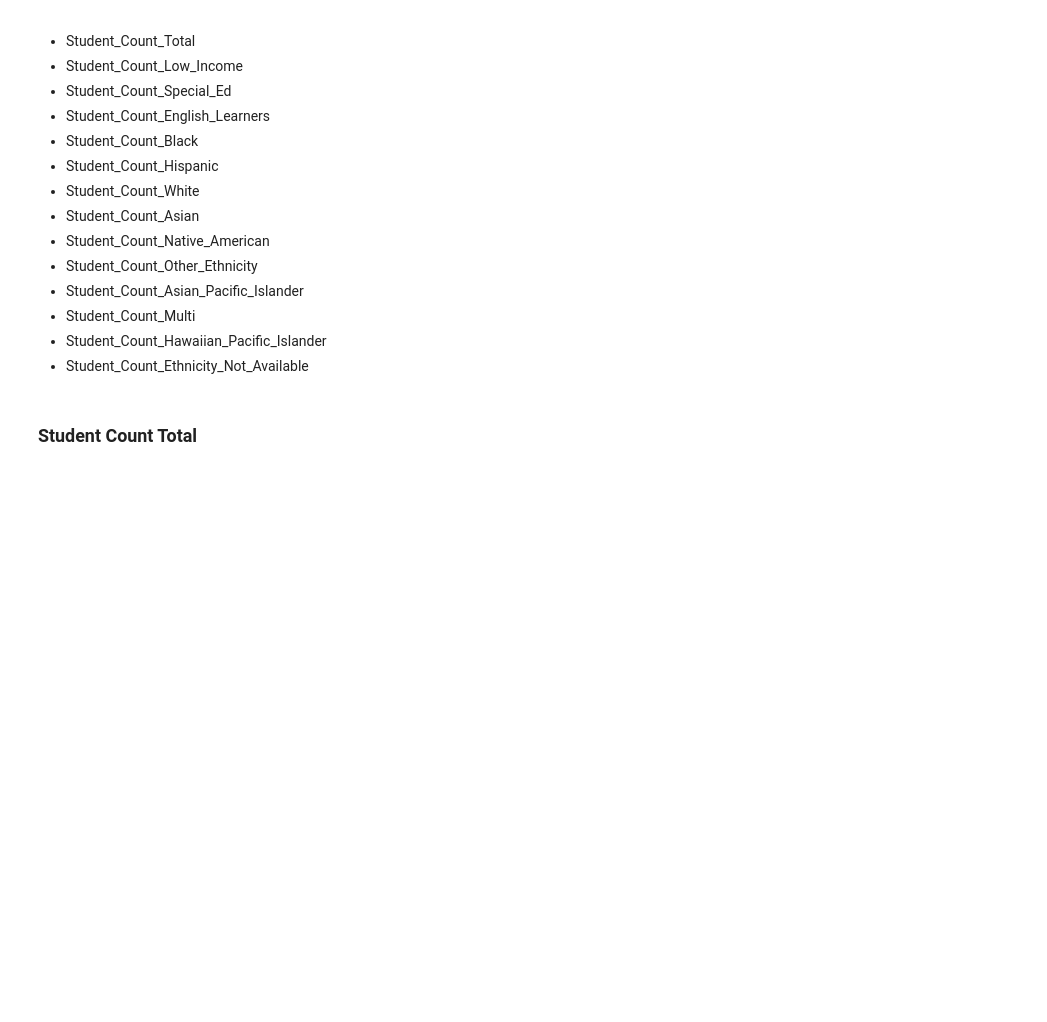
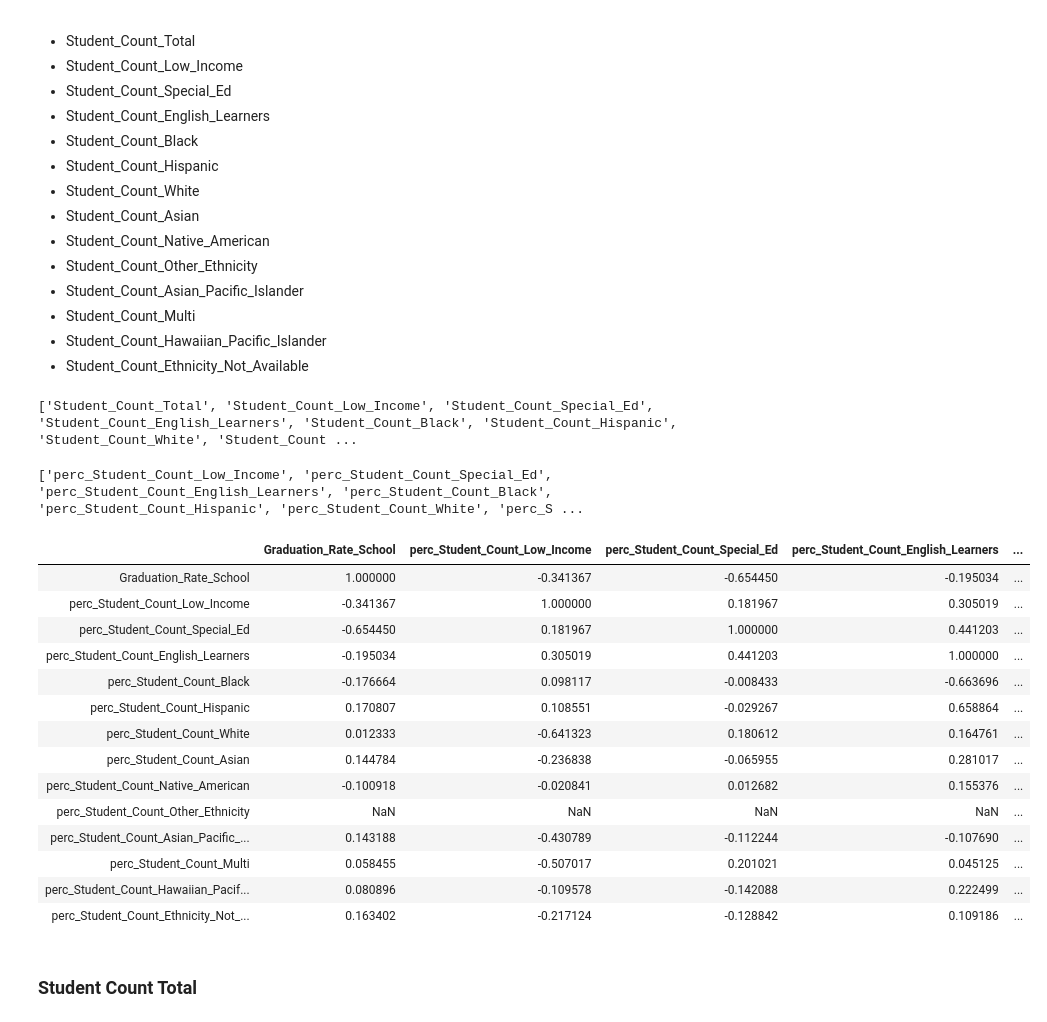
Before and after one commit to j-max/CPS_GradRate_Analysis, a Jupyter notebook: notebooks/eda/eda.ipynb, the cells around one changed output. Cells and saved outputs as stored; diff of their text form; code cells hidden in the pictures; blank space fills up the shorter version.

Commit message:
Add percentatge converter to cleaning.py and eda.ipynb

```diff
--- a/notebooks/eda/eda.ipynb
+++ b/notebooks/eda/eda.ipynb
@@ -36,7 +36,7 @@ sy_1819 = import_and_merge_data(path_to_sp_1819, path_to_pr_1819)
 sy_1819_hs = import_and_merge_data(path_to_sp_1819, path_to_pr_1819)
 sy_1819_hs = convert_is_high_school_to_bool(sy_1819_hs)
 sy_1819_hs = isolate_high_schools(sy_1819_hs)
-sy_1819_hs = make_percent_low_income(sy_1819_hs)
+sy_1819_hs = make_percent_demographics(sy_1819_hs)
 # %%
 # These will be used to create new features that describe change in school populations
 path_to_pr_1718 = root + '/data/chicago_data_portal_csv_files/Chicago_Public_Schools_-_School_Progress_Reports_SY1718.csv'
@@ -290,3 +261,29 @@ student_pop_feature_list = [
+# %%
+print(STUDENT_POP_FEATURE_LIST)
+# %% [output]
+['Student_Count_Total', 'Student_Count_Low_Income', 'Student_Count_Special_Ed', 'Student_Count_English_Learners', 'Student_Count_Black', 'Student_Count_Hispanic', 'Student_Count_White', 'Student_Count ...
+# %%
+print(STUDENT_POP_PERC_LIST)
+# %% [output]
+['perc_Student_Count_Low_Income', 'perc_Student_Count_Special_Ed', 'perc_Student_Count_English_Learners', 'perc_Student_Count_Black', 'perc_Student_Count_Hispanic', 'perc_Student_Count_White', 'perc_S ...
+# %%
+hs_1819_main_nws[['Graduation_Rate_School'] + STUDENT_POP_PERC_LIST].corr()
+# %% [output]
+|  | Graduation_Rate_School | perc_Student_Count_Low_Income | perc_Student_Count_Special_Ed | perc_Student_Count_English_Learners | ... |
+| Graduation_Rate_School | 1.000000 | -0.341367 | -0.654450 | -0.195034 | ... |
+| perc_Student_Count_Low_Income | -0.341367 | 1.000000 | 0.181967 | 0.305019 | ... |
+| perc_Student_Count_Special_Ed | -0.654450 | 0.181967 | 1.000000 | 0.441203 | ... |
+| perc_Student_Count_English_Learners | -0.195034 | 0.305019 | 0.441203 | 1.000000 | ... |
+| perc_Student_Count_Black | -0.176664 | 0.098117 | -0.008433 | -0.663696 | ... |
+| perc_Student_Count_Hispanic | 0.170807 | 0.108551 | -0.029267 | 0.658864 | ... |
+| perc_Student_Count_White | 0.012333 | -0.641323 | 0.180612 | 0.164761 | ... |
+| perc_Student_Count_Asian | 0.144784 | -0.236838 | -0.065955 | 0.281017 | ... |
+| perc_Student_Count_Native_American | -0.100918 | -0.020841 | 0.012682 | 0.155376 | ... |
+| perc_Student_Count_Other_Ethnicity | NaN | NaN | NaN | NaN | ... |
+| perc_Student_Count_Asian_Pacific_... | 0.143188 | -0.430789 | -0.112244 | -0.107690 | ... |
+| perc_Student_Count_Multi | 0.058455 | -0.507017 | 0.201021 | 0.045125 | ... |
+| perc_Student_Count_Hawaiian_Pacif... | 0.080896 | -0.109578 | -0.142088 | 0.222499 | ... |
+| perc_Student_Count_Ethnicity_Not_... | 0.163402 | -0.217124 | -0.128842 | 0.109186 | ... |
 # %% [markdown]
 ### Student Count Total
 # %%
```
Also changed, not shown: parts of 34 cells of this notebook, 1 other file.
